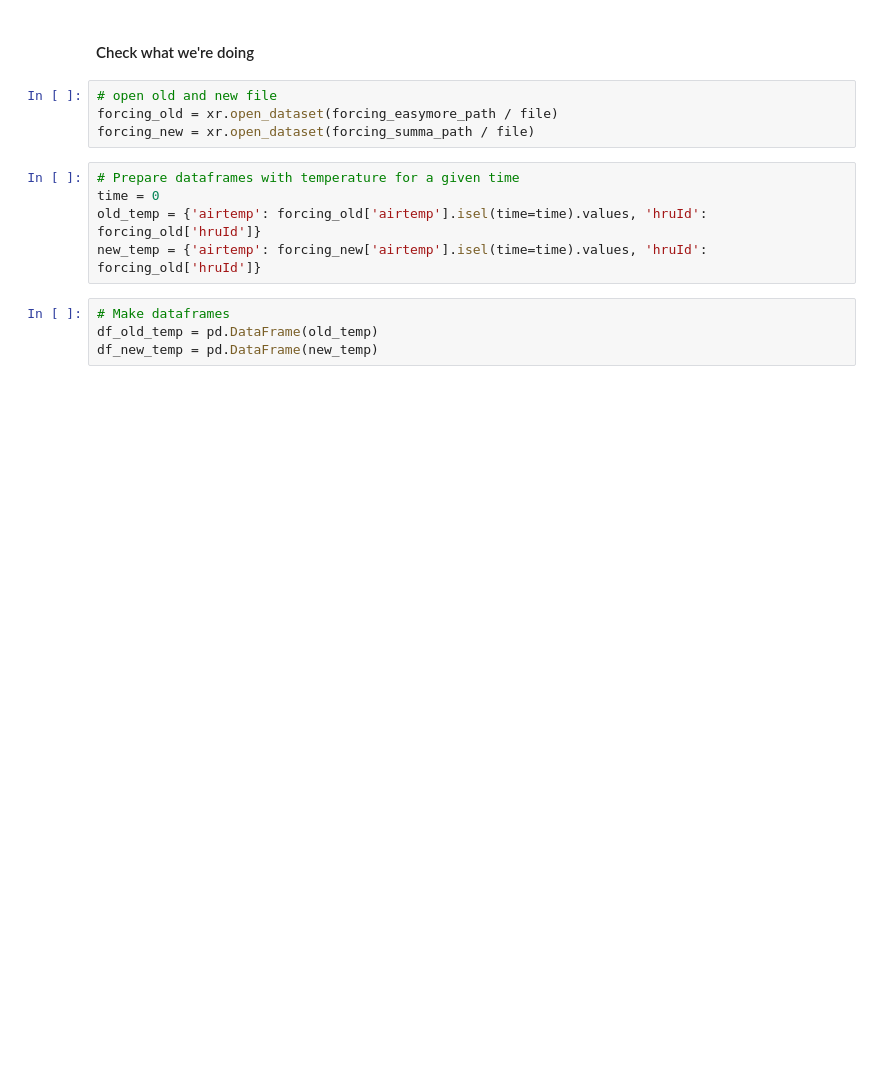
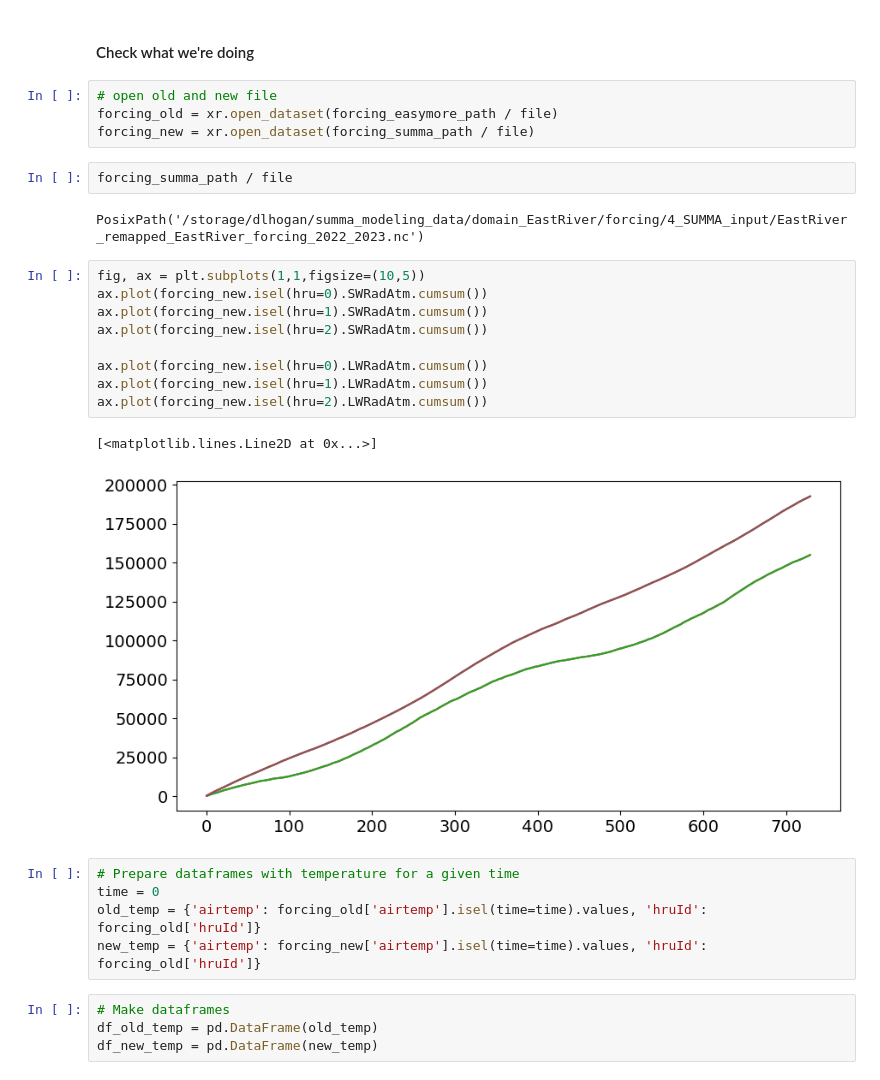
Before and after one commit to dlhogan97/mtn_hydro_pysumma, a Jupyter notebook: 4b_remapping/2_forcing/2_temperature_lapsing_and_datastep.ipynb, the cells around one changed output. Drawn from its saved outputs; the diff is of its cells as text; blank space fills up the shorter version.

```diff
--- a/4b_remapping/2_forcing/2_temperature_lapsing_and_datastep.ipynb
+++ b/4b_remapping/2_forcing/2_temperature_lapsing_and_datastep.ipynb
@@ -281,6 +281,22 @@ dat.close()
 # open old and new file
 forcing_old = xr.open_dataset(forcing_easymore_path / file)
 forcing_new = xr.open_dataset(forcing_summa_path / file)
+# %%
+forcing_summa_path / file
+# %% [output]
+PosixPath('/storage/dlhogan/summa_modeling_data/domain_EastRiver/forcing/4_SUMMA_input/EastRiver_remapped_EastRiver_forcing_2022_2023.nc')
+# %%
+fig, ax = plt.subplots(1,1,figsize=(10,5))
+ax.plot(forcing_new.isel(hru=0).SWRadAtm.cumsum())
+ax.plot(forcing_new.isel(hru=1).SWRadAtm.cumsum())
+ax.plot(forcing_new.isel(hru=2).SWRadAtm.cumsum())
+
+ax.plot(forcing_new.isel(hru=0).LWRadAtm.cumsum())
+ax.plot(forcing_new.isel(hru=1).LWRadAtm.cumsum())
+ax.plot(forcing_new.isel(hru=2).LWRadAtm.cumsum())
+# %% [output]
+[<matplotlib.lines.Line2D at 0x...>]
+[figure, added]
 # %%
 # Prepare dataframes with temperature for a given time
 time = 0
```
Also changed, not shown: parts of 1 cell of this notebook, 28 other files.
